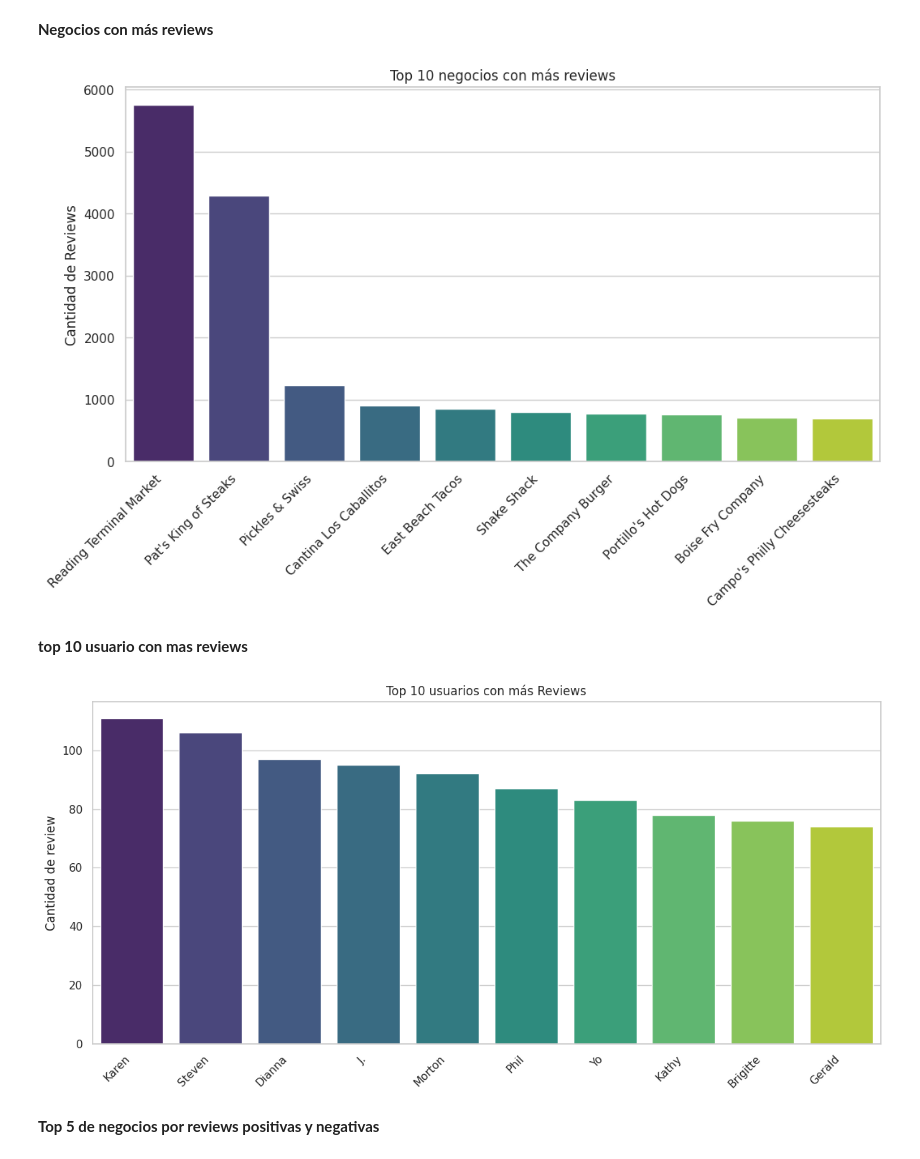
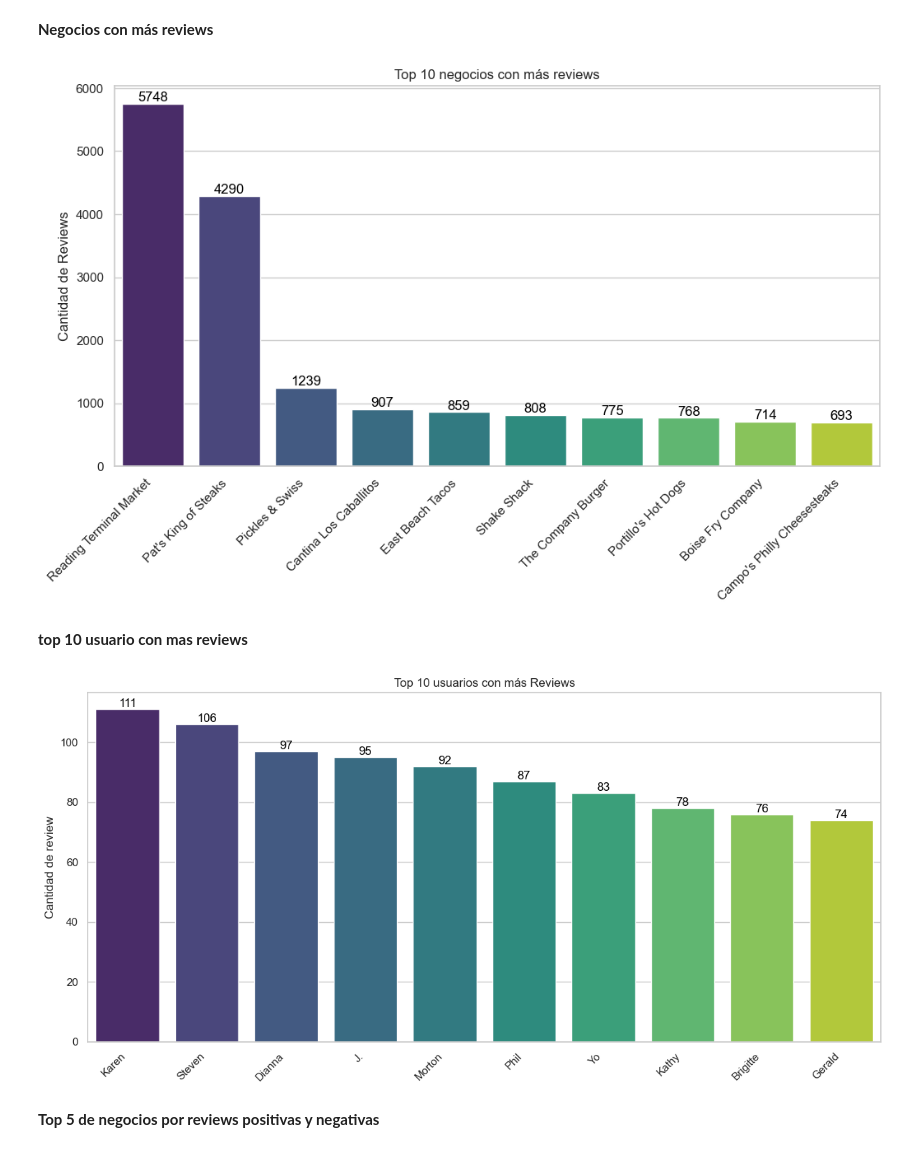
Before and after one commit to Marianopopov/Google_Yelp_Recommend, a Jupyter notebook: notebooks/EDA_Yelp/eda_yelp.ipynb, the cells around one changed output. Cells and saved outputs as stored; diff of their text form; code cells hidden in the pictures.

```diff
--- a/notebooks/EDA_Yelp/eda_yelp.ipynb
+++ b/notebooks/EDA_Yelp/eda_yelp.ipynb
@@ -150,6 +150,8 @@ plt.show()
 # %%
 import matplotlib.pyplot as plt
 import seaborn as sns
+import warnings
+
 
 estados = {
     'PA': 'Pennsylvania',
@@ -174,7 +176,10 @@ data['state_name'] = data['state'].map(estados)
 
 
 plt.figure(figsize=(10, 6))
-ax = sns.countplot(x='state_name', data=data,palette='viridis')
+with warnings.catch_warnings():
+    warnings.simplefilter("ignore")
+    ax = sns.countplot(x='state_name', data=data, palette='viridis')
+
 plt.title('Cantidad de reviews por Estado')
 plt.xlabel('')
 plt.ylabel('Cantidad de reviews')
@@ -223,25 +228,37 @@ plt.show()
 # %%
 import pandas as pd
 import matplotlib.pyplot as plt
+from matplotlib.ticker import FixedLocator
 
 
 business_reviews = data.groupby('business_id')['review_id'].count().reset_index(name='review_count')
 
 top_businesses = business_reviews.sort_values(by='review_count', ascending=False).head(10)
 
 top_businesses = pd.merge(top_businesses, data[['business_id', 'name_business']], on='business_id', how='left')
 
-sns.set(style="whitegrid")
+# Agregar valores de las barras
+plt.figure(figsize=(12, 6))
+with warnings.catch_warnings():
+    warnings.simplefilter("ignore")
+    bar_plot = sns.barplot(x='name_business', y='review_count', data=top_businesses, palette='viridis')
+    bar_plot.set(xlabel='', ylabel='Cantidad de Reviews', title='Top 10 negocios con más reviews')
+    # Add labels to the bars
+    for p in bar_plot.patches:
+        bar_plot.text(p.get_x() + p.get_width()/2., p.get_height(), '%d' % int(p.get_height()),
+                fontsize=12, color='black', ha='center', va='bottom')
 
-# Agregar valores de las barras
+    # Get current number of ticks
+    num_ticks = len(bar_plot.get_xticks())
 
-plt.figure(figsize=(12, 6))
-bar_plot = sns.barplot(x='name_business', y='review_count', data=top_businesses, palette="viridis")
-bar_plot.set(xlabel='', ylabel='Cantidad de Reviews', title='Top 10 negocios con más reviews')
-bar_plot.set_xticklabels(bar_plot.get_xticklabels(), rotation=45, horizontalalignment='right')
+    # Set a FixedLocator to the current number of ticks
+    bar_plot.xaxis.set_major_locator(FixedLocator(range(num_ticks)))
+
+    # Now you can safely set the tick labels
+    bar_plot.set_xticklabels(bar_plot.get_xticklabels(), rotation=45, horizontalalignment='right')
 plt.show()
 # %% [output]
-[figure, old version]
+[figure, new version]
 # %% [markdown]
 **top 10 usuario con mas reviews**
 # %%
@@ -253,16 +270,30 @@ top_userses = users_reviews.sort_values(by='review_count', ascending=False).head
 top_userses = pd.merge(top_userses, data[['user_id', 'name_users']], on='user_id', how='left')
 
 
-sns.set(style="whitegrid")
+plt.figure(figsize=(12, 6))
+bar_plot = sns.barplot(x='name_users', y='review_count', hue='name_users', data=top_userses, palette="viridis", legend=False)
+bar_plot.set(xlabel='', ylabel='Cantidad de review', title='Top 10 usuarios con más Reviews')
 
-plt.figure(figsize=(12, 6))
-bar_plot = sns.barplot(x='name_users', y='review_count', data=top_userses, palette="viridis")
-bar_plot.set(xlabel='', ylabel='Cantidad de review', title='Top 10 usuarios con más Reviews')
+# Add labels to the bars
+for p in bar_plot.patches:
+    bar_plot.text(p.get_x() + p.get_width()/2., p.get_height(), '%d' % int(p.get_height()),
+            fontsize=12, color='black', ha='center', va='bottom')
+
+from matplotlib.ticker import FixedLocator
+
+# Obtén el número actual de ticks
+num_ticks = len(bar_plot.get_xticks())
+
+# Establece un FixedLocator al número actual de ticks
+bar_plot.xaxis.set_major_locator(FixedLocator(range(num_ticks)))
+
+# Ahora puedes establecer de forma segura las etiquetas de los ticks
 bar_plot.set_xticklabels(bar_plot.get_xticklabels(), rotation=45, horizontalalignment='right')
+
 plt.tight_layout()
 plt.show()
 # %% [output]
-[figure, old version]
+[figure, new version]
 # %% [markdown]
 **Top 5 de negocios por reviews positivas y negativas**
 # %%
```
Also changed, not shown: parts of 7 cells of this notebook, 2 other files.
